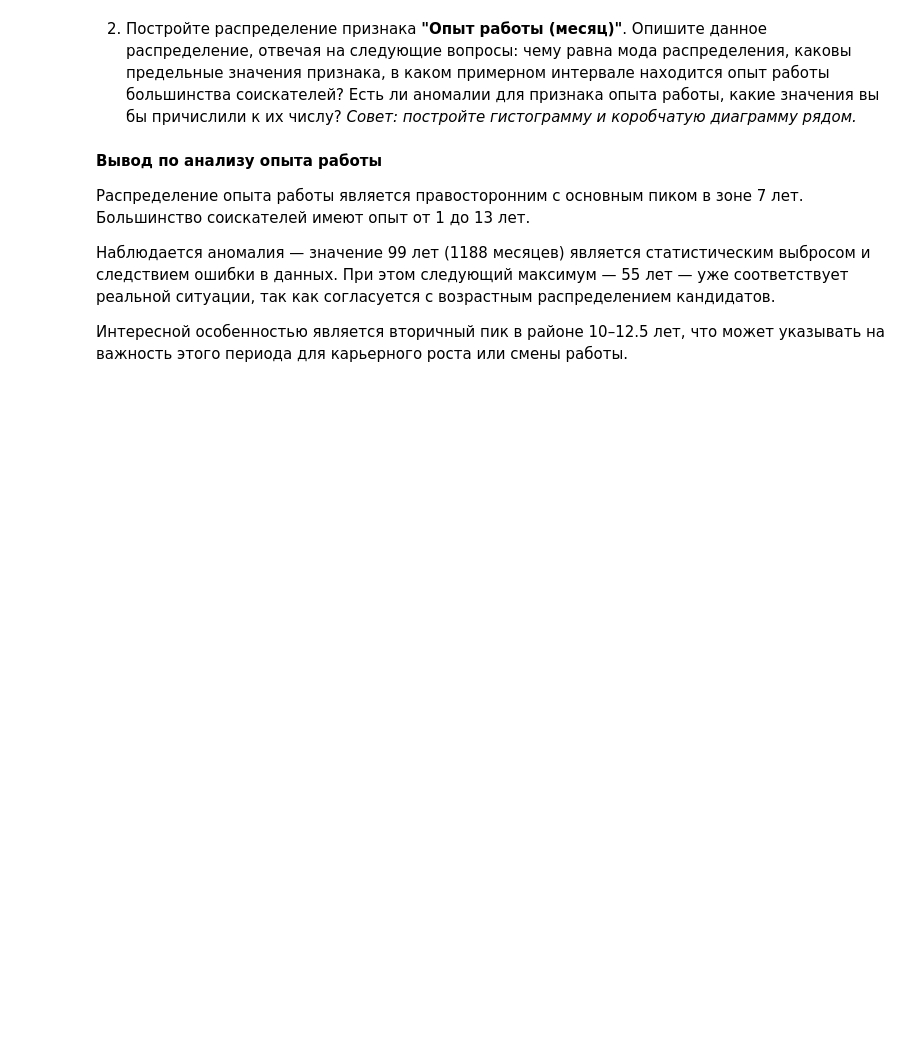
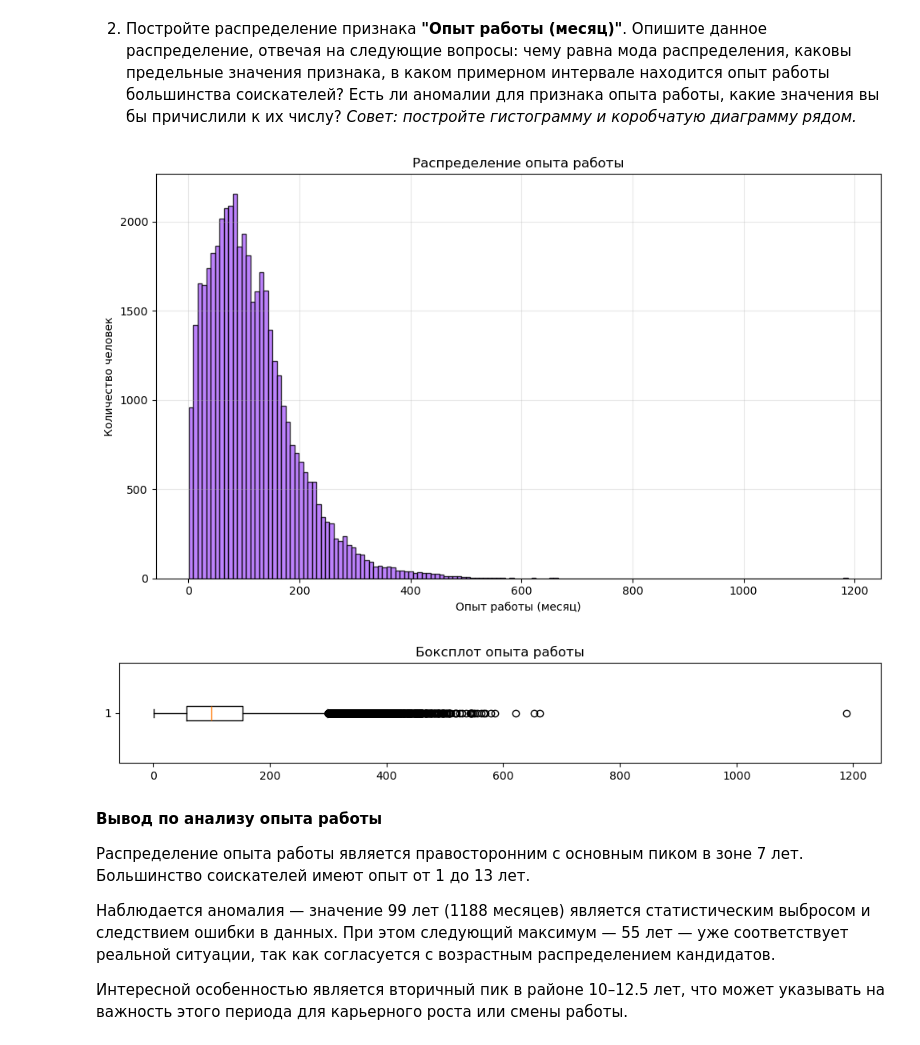
Before and after one commit to yaroslav775507/SessionPython, a Jupyter notebook: project/Python_для_анализа_данных__Итоговыи__проект_Редих.ipynb, the cells around one changed output. Saved outputs shown, nothing was run; the diff lists cells and outputs as text; code cells hidden in the pictures; blank space fills up the shorter version.

```diff
--- a/project/Python_для_анализа_данных__Итоговыи__проект_Редих.ipynb
+++ b/project/Python_для_анализа_данных__Итоговыи__проект_Редих.ipynb
@@ -651,19 +640,30 @@ Name: Возраст, dtype: float64
 2. Постройте распределение признака **"Опыт работы (месяц)"**. Опишите данное распределение, отвечая на следующие вопросы: чему равна мода распределения, каковы предельные значения признака, в каком примерном интервале находится опыт работы большинства соискателей? Есть ли аномалии для признака опыта работы, какие значения вы бы причислили к их числу?
 *Совет: постройте гистограмму и коробчатую диаграмму рядом.*
 # %%
-fig = px.histogram(
-    df,
-    x='Опыт работы (месяц)',
-    title='Распределение опыта работы',
-    nbins=150,
-    marginal='box',
-    width=647,
-    height=400
-)
-fig.layout.yaxis.title.text = 'Количество человек'
-fig.update_traces(marker={'color': '#AB63FA'})
-fig.layout.bargap = 0.05
-fig.show()
+df['Опыт работы (месяц)'] = pd.to_numeric(df['Опыт работы (месяц)'], errors='coerce')
+clean_exp = df['Опыт работы (месяц)'].dropna()
+
+os.makedirs("plots", exist_ok=True)
+
+plt.figure(figsize=(10, 6))
+plt.hist(clean_exp, bins=150, edgecolor="black", alpha=0.8, color="#AB63FA")
+plt.title("Распределение опыта работы")
+plt.xlabel("Опыт работы (месяц)")
+plt.ylabel("Количество человек")
+plt.grid(True, alpha=0.3)
+plt.tight_layout()
+plt.savefig("plots/experience_distribution.png", dpi=300, bbox_inches="tight")
+plt.show()
+
+plt.figure(figsize=(10, 2))
+plt.boxplot(clean_exp, vert=False)
+plt.title("Боксплот опыта работы")
+plt.tight_layout()
+plt.savefig("plots/experience_boxplot.png", dpi=300, bbox_inches="tight")
+plt.show()
+# %% [output]
+[figure, added]
+[figure, added]
 # %% [markdown]
 **Вывод по анализу опыта работы**
 
```
Also changed, not shown: parts of 14 cells of this notebook, 14 other files.
